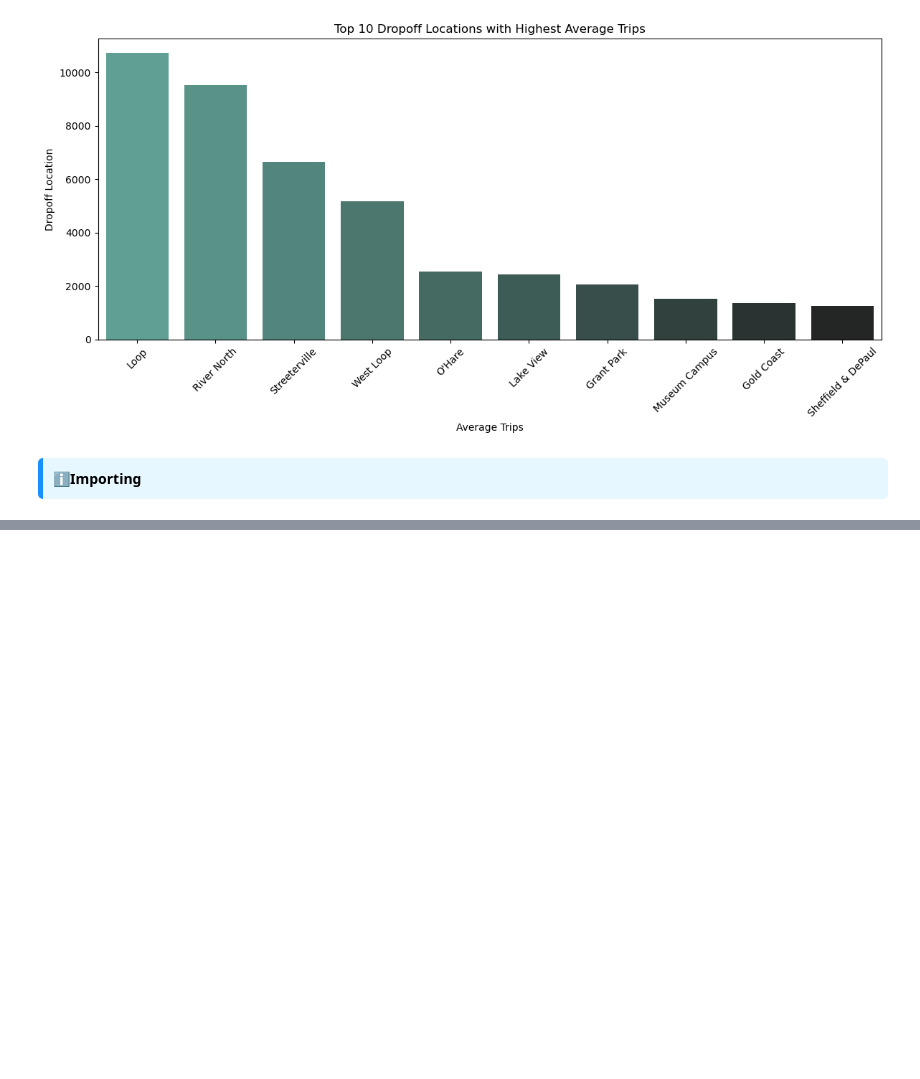
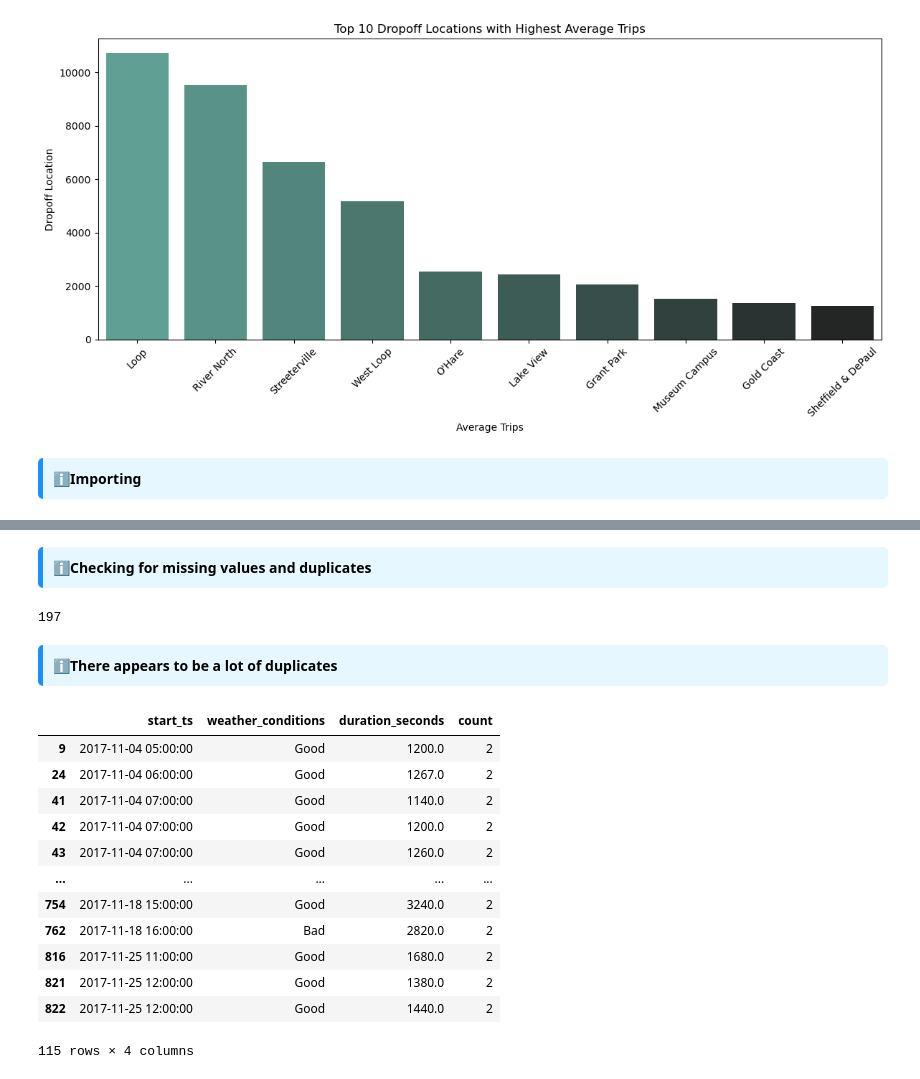
Before and after one commit to OliverBeau/Cabs_dataset_EDA, a Jupyter notebook: cabs_eda.ipynb, the cells around one changed output, grey strips where cells are left out. Drawn from its saved outputs; the diff is of its cells as text; code cells hidden in the pictures; blank space fills up the shorter version.

```diff
--- a/cabs_eda.ipynb
+++ b/cabs_eda.ipynb
@@ -151,0 +202,30 @@ df_loop_ohare = pd.read_csv('loop_ohare.csv')
+# %% [markdown]
+<div style="padding:10px; background:#e6f7ff; border-left:5px solid #1890ff; border-radius:5px; color:black;">
+<b>ℹ️Checking for missing values and duplicates</b>
+
+</div>
+# %%
+df_loop_ohare.duplicated().sum()
+# %% [output]
+197
+# %% [markdown]
+<div style="padding:10px; background:#e6f7ff; border-left:5px solid #1890ff; border-radius:5px; color:black;">
+<b>ℹ️There appears to be a lot of duplicates</b>
+
+</div>
+# %%
+df_loop_ohare.groupby(['start_ts', 'weather_conditions', 'duration_seconds']).size().reset_index(name='count').query('count > 1')
+# %% [output]
+|  | start_ts | weather_conditions | duration_seconds | count |
+| 9 | 2017-11-04 05:00:00 | Good | 1200.0 | 2 |
+| 24 | 2017-11-04 06:00:00 | Good | 1267.0 | 2 |
+| 41 | 2017-11-04 07:00:00 | Good | 1140.0 | 2 |
+| 42 | 2017-11-04 07:00:00 | Good | 1200.0 | 2 |
+| 43 | 2017-11-04 07:00:00 | Good | 1260.0 | 2 |
+| ... | ... | ... | ... | ... |
+| 754 | 2017-11-18 15:00:00 | Good | 3240.0 | 2 |
+| 762 | 2017-11-18 16:00:00 | Bad | 2820.0 | 2 |
+| 816 | 2017-11-25 11:00:00 | Good | 1680.0 | 2 |
+| 821 | 2017-11-25 12:00:00 | Good | 1380.0 | 2 |
+| 822 | 2017-11-25 12:00:00 | Good | 1440.0 | 2 |
+115 rows × 4 columns
```
Also changed, not shown: parts of 21 cells of this notebook.
